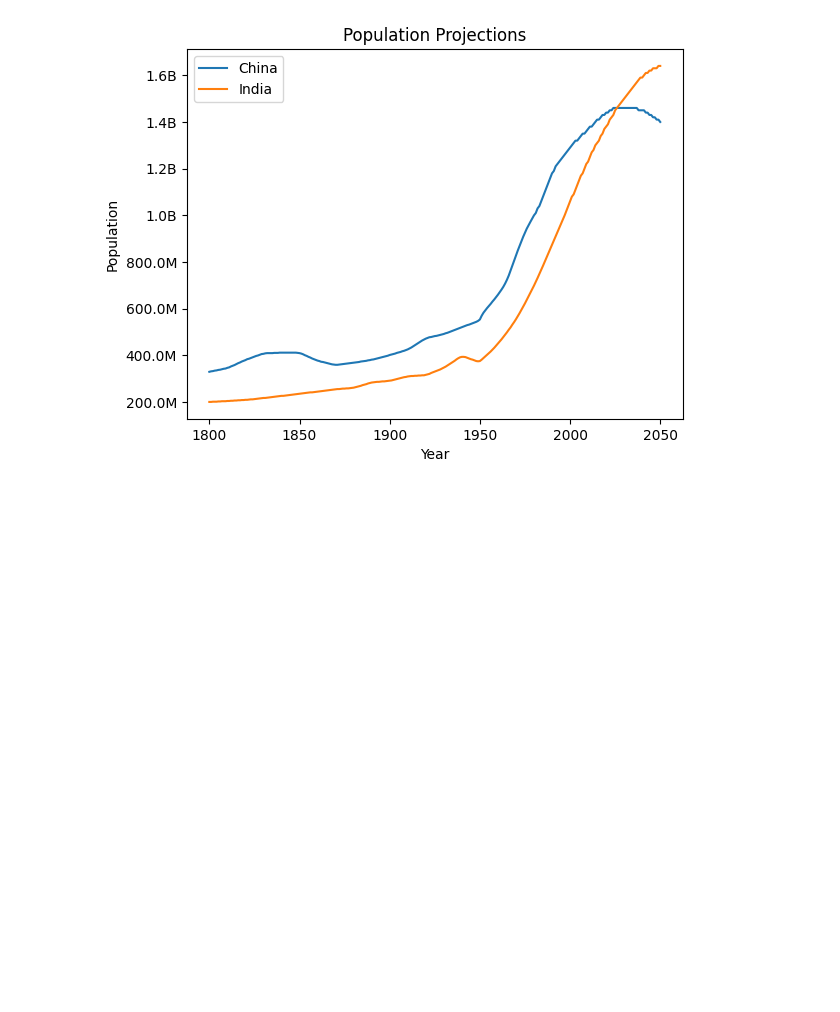
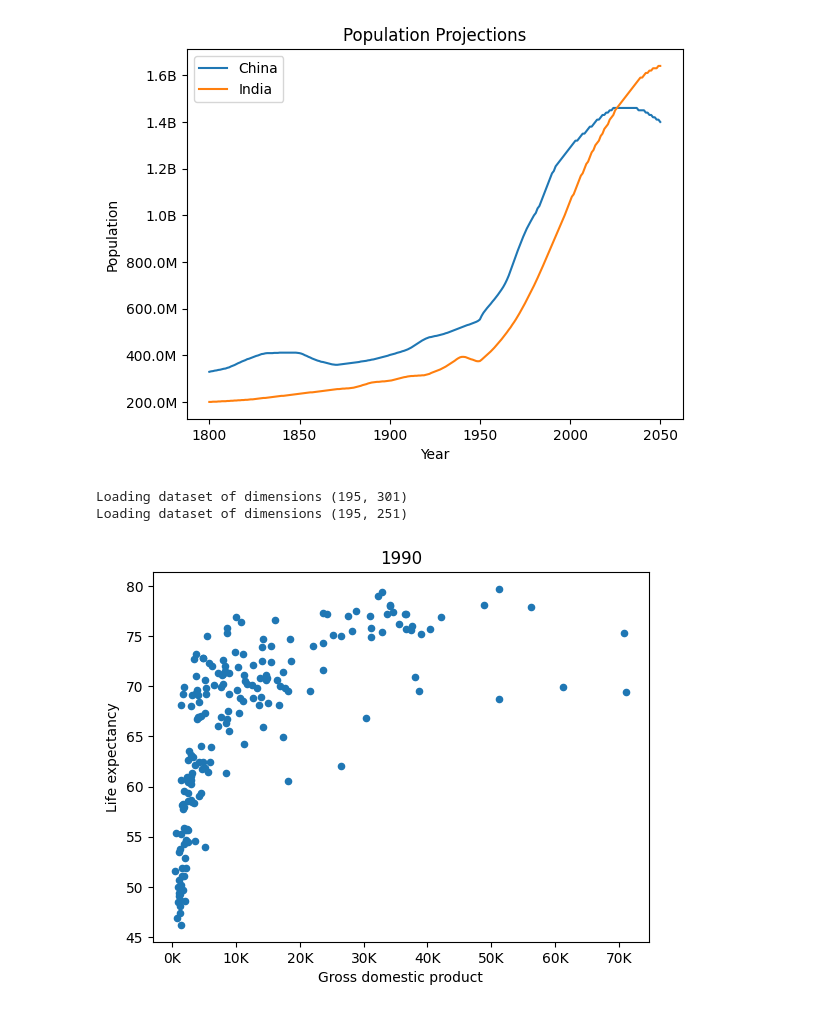
Before and after one commit to angelasoler/python02, a Jupyter notebook: notebook.ipynb, the cells around one changed output. Saved outputs shown, nothing was run; the diff lists cells and outputs as text; code cells hidden in the pictures; blank space fills up the shorter version.

```diff
--- a/notebook.ipynb
+++ b/notebook.ipynb
@@ -94,0 +94,31 @@ Loading dataset of dimensions (197, 301)
+# %%
+import matplotlib.ticker as mtick
+
+# https://kanoki.org/2019/09/16/dataframe-visualization-with-pandas-plot/
+
+life_df = load("life_expectancy_years.csv")
+gdp_df = load(
+    "income_per_person_gdppercapita_ppp_inflation_adjusted.csv"
+)
+year = "1990"
+
+gdp = gdp_df.loc[:, year].replace({"k":"*1e3"}, regex=True).map(pd.eval).astype(int)
+life_expectancy = life_df.loc[:, year]
+
+result = pd.concat([gdp, life_expectancy], axis=1, join='inner')
+result.columns = ['GDP', 'Life expectancy']
+
+result.plot(x='GDP', y='Life expectancy', kind='scatter', )
+
+plt.title(f'{year}')
+plt.ylabel('Life expectancy')
+plt.xlabel('Gross domestic product')
+
+formatter = mtick.FuncFormatter(lambda x, pos: f'{x/1e3:.0f}K')
+plt.gca().xaxis.set_major_formatter(formatter)
+
+plt.show()
+# %% [output]
+Loading dataset of dimensions (195, 301)
+Loading dataset of dimensions (195, 251)
+[figure, added]
```
Also changed, not shown: parts of 2 cells of this notebook, 4 other files.
